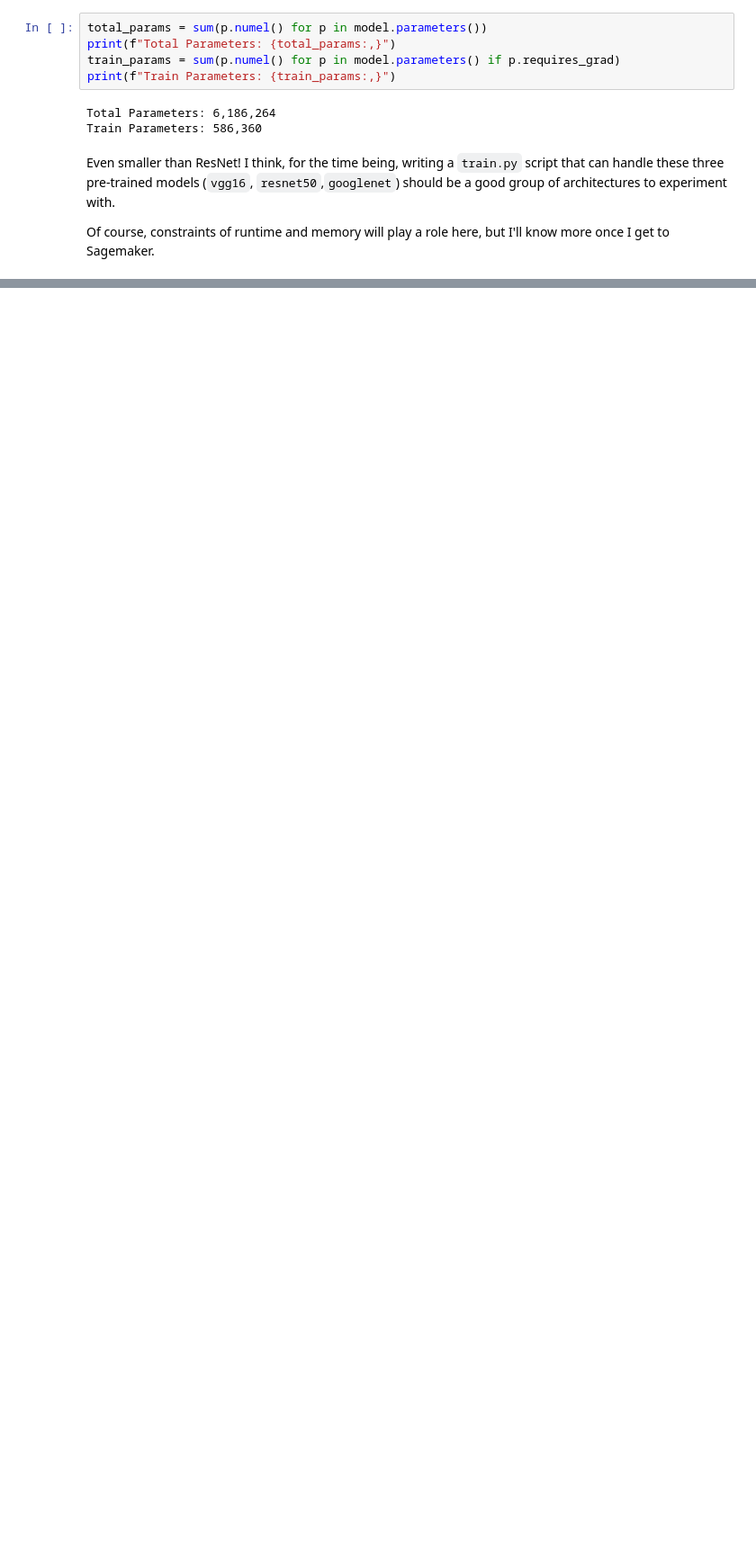
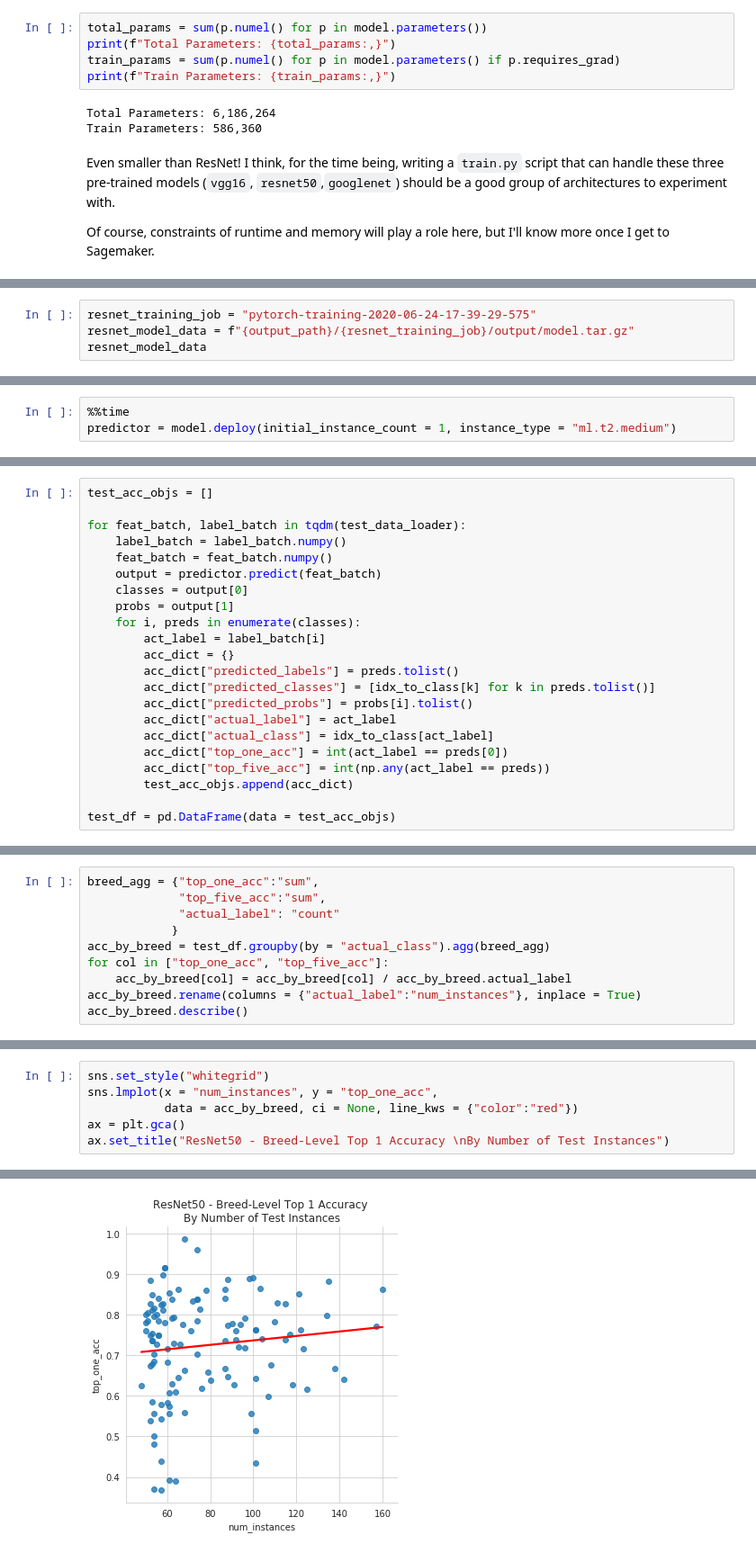
Before and after one commit to ZombieSocrates/ml-udacity-capstone, a Jupyter notebook: 3-CNN_Transfer_Learning.ipynb, the cells around one changed output, grey strips where cells are left out. Shown at 90% size. Cells and saved outputs as stored; diff of their text form; blank space fills up the shorter version.

```diff
--- a/3-CNN_Transfer_Learning.ipynb
+++ b/3-CNN_Transfer_Learning.ipynb
@@ -347,0 +566,4 @@ test_df = pd.DataFrame(data = test_acc_objs)
+# %%
+resnet_training_job = "pytorch-training-2020-06-24-17-39-29-575"
+resnet_model_data = f"{output_path}/{resnet_training_job}/output/model.tar.gz"
+resnet_model_data
@@ -347,0 +580,3 @@ test_df = pd.DataFrame(data = test_acc_objs)
+# %%
+%%time
+predictor = model.deploy(initial_instance_count = 1, instance_type = "ml.t2.medium")
@@ -347,0 +612,22 @@ test_df = pd.DataFrame(data = test_acc_objs)
+# %%
+test_acc_objs = []
+
+for feat_batch, label_batch in tqdm(test_data_loader):
+    label_batch = label_batch.numpy()
+    feat_batch = feat_batch.numpy()
+    output = predictor.predict(feat_batch)
+    classes = output[0]
+    probs = output[1]
+    for i, preds in enumerate(classes):
+        act_label = label_batch[i]
+        acc_dict = {}
+        acc_dict["predicted_labels"] = preds.tolist()
+        acc_dict["predicted_classes"] = [idx_to_class[k] for k in preds.tolist()]
+        acc_dict["predicted_probs"] = probs[i].tolist()
+        acc_dict["actual_label"] = act_label
+        acc_dict["actual_class"] = idx_to_class[act_label]
+        acc_dict["top_one_acc"] = int(act_label == preds[0])
+        acc_dict["top_five_acc"] = int(np.any(act_label == preds))
+        test_acc_objs.append(acc_dict)
+
+test_df = pd.DataFrame(data = test_acc_objs)
@@ -347,0 +656,10 @@ test_df = pd.DataFrame(data = test_acc_objs)
+# %%
+breed_agg = {"top_one_acc":"sum",
+             "top_five_acc":"sum",
+             "actual_label": "count"
+            }
+acc_by_breed = test_df.groupby(by = "actual_class").agg(breed_agg)
+for col in ["top_one_acc", "top_five_acc"]:
+    acc_by_breed[col] = acc_by_breed[col] / acc_by_breed.actual_label
+acc_by_breed.rename(columns = {"actual_label":"num_instances"}, inplace = True)
+acc_by_breed.describe()
@@ -347,0 +680,7 @@ test_df = pd.DataFrame(data = test_acc_objs)
+# %%
+sns.set_style("whitegrid")
+sns.lmplot(x = "num_instances", y = "top_one_acc",
+           data = acc_by_breed, ci = None, line_kws = {"color":"red"})
+ax = plt.gca()
+ax.set_title("ResNet50 - Breed-Level Top 1 Accuracy \nBy Number of Test Instances")
+# %% [output]
@@ -347,0 +688 @@ test_df = pd.DataFrame(data = test_acc_objs)
+[figure, added]
```
Also changed, not shown: parts of 99 cells of this notebook.
